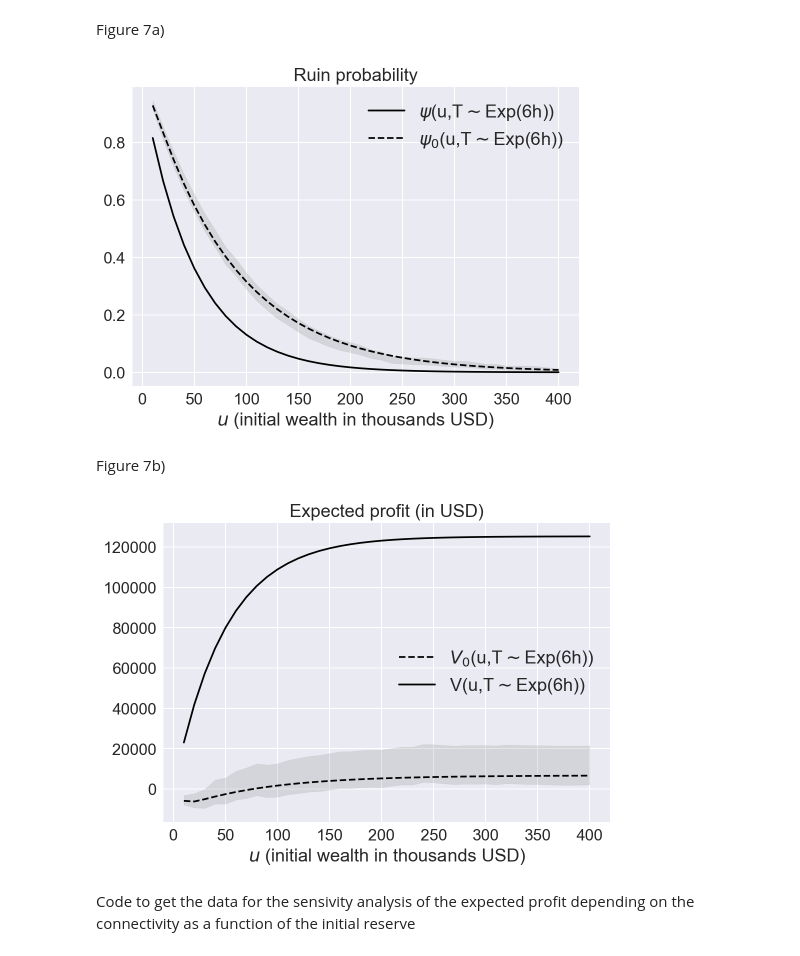
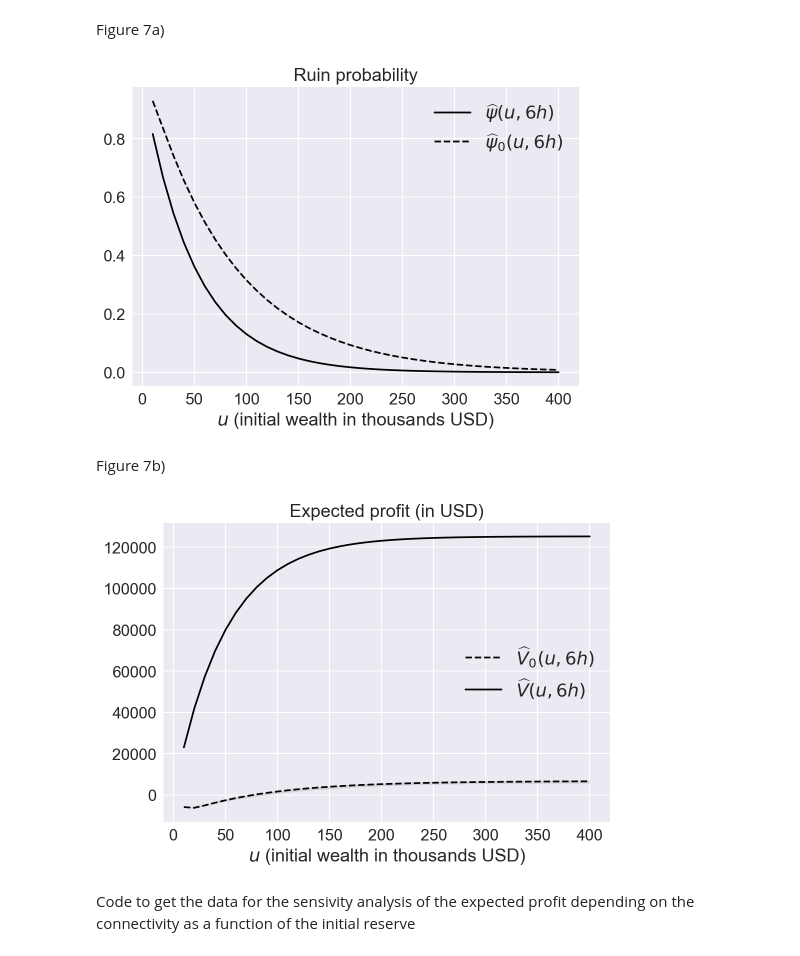
Before and after one commit to LaGauffre/Blockchain_mining_risk_analysis, a Jupyter notebook: Python/numerical_illustrations.ipynb, the cells around one changed output. Drawn from its saved outputs; the diff is of its cells as text; code cells hidden in the pictures.

```diff
--- a/Python/numerical_illustrations.ipynb
+++ b/Python/numerical_illustrations.ipynb
@@ -52,7 +52,7 @@ t, π_W, p = 6, 0.06, 0.1
 c = p * π_W * W
 u_vec = np.arange(1000, 510000, 1000) # Sequence of initial reserves
 # u_vec = np.arange(200000, 300000, 10000)
-K = 1000 #Number of trajectories
+K = 250000 #Number of trajectories
 sim_data_t = sim_data_protocol_t(λ, p, t, K, rg)
 sim_data_T = sim_data_protocol_T(λ, p, t, K, rg)
 res_t = np.array([ψ_V_t_MC(u, t, b, c, p, λ, sim_data_t) for u in u_vec])
@@ -376,8 +376,8 @@ u_vec = np.arange(10000, 405000, 10000) # Sequence of initial reserves
 Z_0 = 0
 c = p * π_W * W
 ψ_u_T_vec = [ψ_T(u, t, b, c, p, λ) for u in u_vec]
-plt.plot(u_vec/1000, ψ_u_T_vec, '-', linestyle = 'solid',color = 'k', alpha = 1, label = '$\psi$(u,T$\sim$Exp(6h))')
-plt.plot(u_vec/1000, ψ_selfish_MC_df.psi_T.values, '-', linestyle = 'dashed',color = 'k', label =  '$\psi_0$(u,T$\sim$Exp(6h))')
+plt.plot(u_vec/1000, ψ_u_T_vec, '-', linestyle = 'solid',color = 'k', alpha = 1, label = '$\widehat{\psi}(u, 6h)$')
+plt.plot(u_vec/1000, ψ_selfish_MC_df.psi_T.values, '-', linestyle = 'dashed',color = 'k', label =  '$\widehat{\psi}_0(u, 6h)$')
 
 plt.fill_between(u_vec/1000,  ψ_V_MC_df['ψ_u_T_low'].values, ψ_V_MC_df['ψ_u_T_up'].values, alpha=0.2, color = 'grey')
 plt.xlabel('$u$ (initial wealth in thousands USD)', fontsize = fontsize_axes)
@@ -386,22 +386,22 @@ plt.title('Ruin probability', fontsize = fontsize_axes)
 plt.legend(fontsize = fontsize_axes)
 plt.savefig("../Figures/self_rp_u_MC.pdf", bbox_inches='tight')
 # %% [output]
-[figure, old version]
+[figure, new version]
 # %% [markdown]
 Figure 7b)
 # %%
 V_selfish_MC_df = pd.read_csv("../Maple/V_selfish_MC.csv", header = 0)
 V_u_T_vec = [V_T(u, t, b, c, p, λ)-u for u in u_vec]
-plt.plot(u_vec/1000, V_selfish_MC_df.V_T.values - u_vec, '-', linestyle = 'dashed',color = 'k', label =  '$V_0$(u,T$\sim$Exp(6h))')
-plt.plot(u_vec/1000, V_u_T_vec, '-', linestyle = 'solid',color = 'k', alpha = 1, label = 'V(u,T$\sim$Exp(6h))')
+plt.plot(u_vec/1000, V_selfish_MC_df.V_T.values - u_vec, '-', linestyle = 'dashed',color = 'k', label =  '$\widehat{V}_0(u, 6h)$')
+plt.plot(u_vec/1000, V_u_T_vec, '-', linestyle = 'solid',color = 'k', alpha = 1, label = '$\widehat{V}(u, 6h)$')
 plt.fill_between(u_vec/1000,  ψ_V_MC_df['V_u_T_low'].values-u_vec, ψ_V_MC_df['V_u_T_up'].values-u_vec, alpha=0.2, color = 'grey')
 plt.xlabel('$u$ (initial wealth in thousands USD)', fontsize = fontsize_axes)
 plt.tick_params(labelsize=fontsize_ticker)
 plt.title('Expected profit (in USD)', fontsize = fontsize_axes)
 plt.legend(fontsize = fontsize_axes)
 plt.savefig("../Figures/self_rev_u_MC.pdf", bbox_inches='tight')
 # %% [output]
-[figure, old version]
+[figure, new version]
 # %% [markdown]
 Code to get the data for the sensivity analysis of the expected profit depending on the connectivity as a function of the initial reserve
 # %%
```
Also changed, not shown: parts of 12 cells of this notebook, 29 other files.
